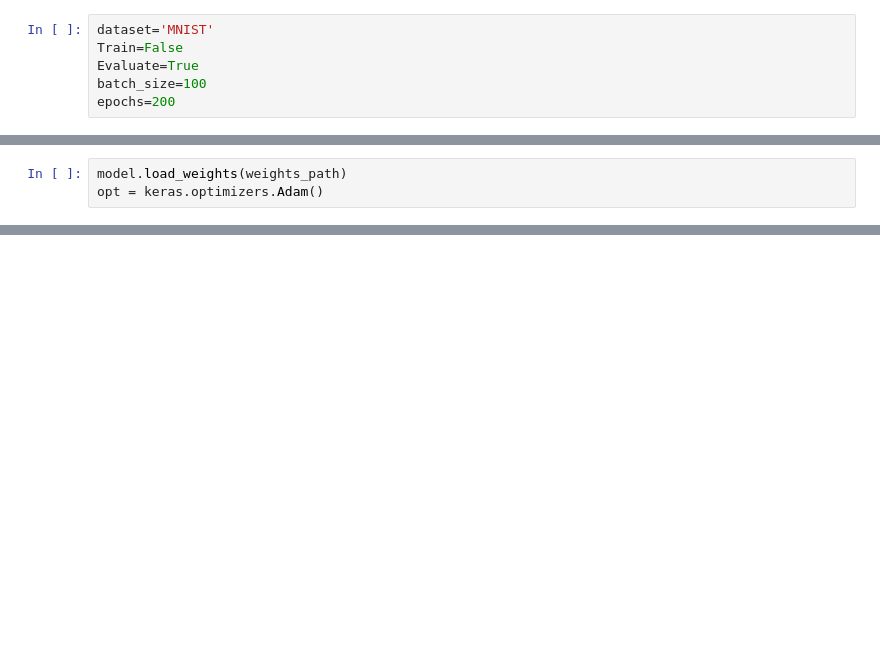
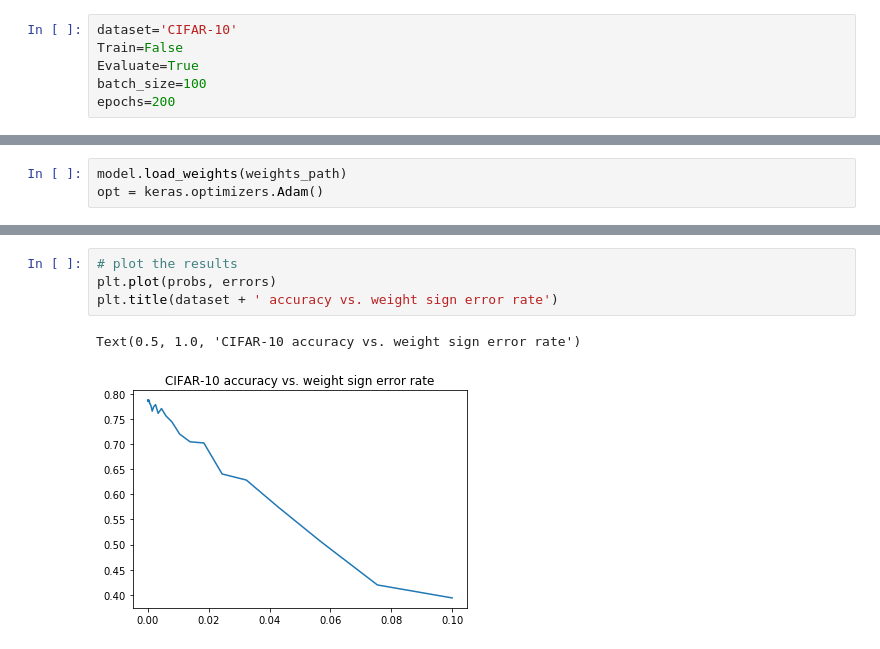
Before and after one commit to justinmshao/bnn-reram, a Jupyter notebook: training-software/MNIST-CIFAR-SVHN/testing.ipynb, the cells around one changed output, grey strips where cells are left out. Saved outputs shown, nothing was run; the diff lists cells and outputs as text; blank space fills up the shorter version.

```diff
--- a/training-software/MNIST-CIFAR-SVHN/testing.ipynb
+++ b/training-software/MNIST-CIFAR-SVHN/testing.ipynb
@@ -29,7 +29,7 @@ print(keras.__version__) #2.4.0
 2.4.4
 2.4.0
 # %%
-dataset='MNIST'
+dataset='CIFAR-10'
 Train=False
 Evaluate=True
 batch_size=100
@@ -248,0 +230,7 @@ def computeP(n, mu_L, mu_H, var_L, var_H, threshold):
+# %%
+# plot the results
+plt.plot(probs, errors)
+plt.title(dataset + ' accuracy vs. weight sign error rate')
+# %% [output]
+Text(0.5, 1.0, 'CIFAR-10 accuracy vs. weight sign error rate')
+[figure, added]
```
Also changed, not shown: parts of 11 cells of this notebook, 5 other files.
